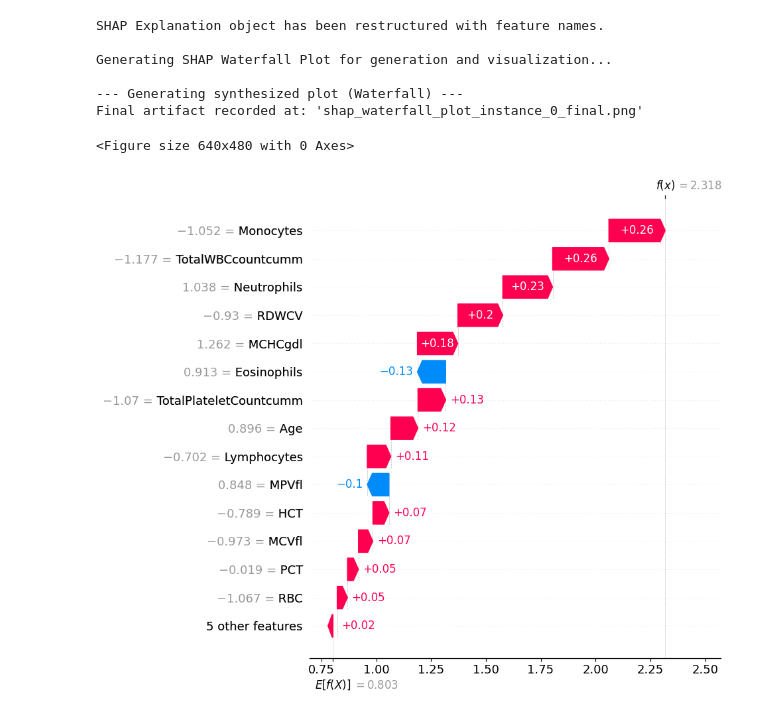
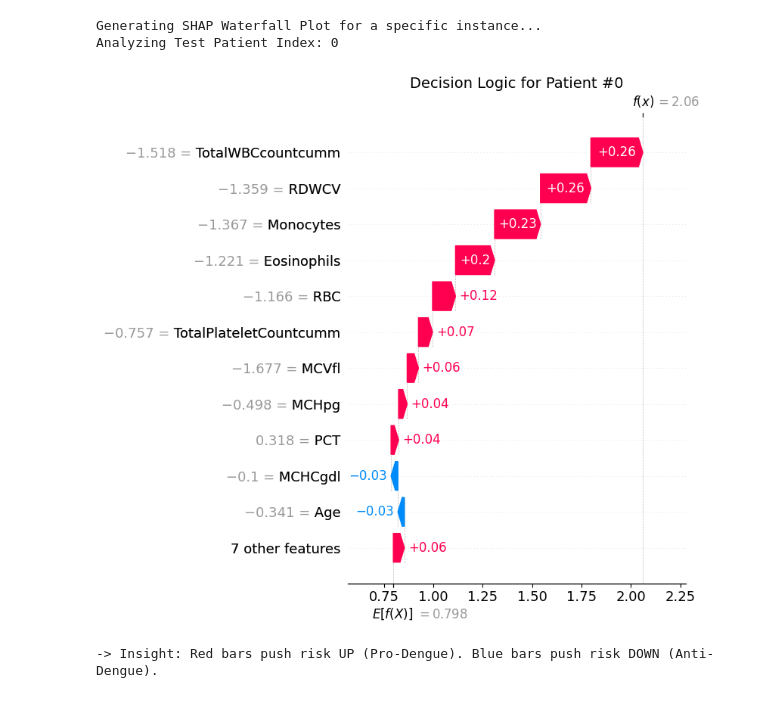
Before and after one commit to Ink-Falls/Thesis2_repo, a Jupyter notebook: notebooks/05_model_explainability_and_interpretation.ipynb, the cells around one changed output. Saved outputs shown, nothing was run; the diff lists cells and outputs as text; code cells hidden in the pictures.

```diff
--- a/notebooks/05_model_explainability_and_interpretation.ipynb
+++ b/notebooks/05_model_explainability_and_interpretation.ipynb
@@ -135,47 +142,34 @@ SHAP Summary Plot (Global Feature Importance):
 # %%
-import matplotlib.pyplot as plt
+# --- LOCAL INTERPRETABILITY (Waterfall) ---
+print("\nGenerating SHAP Waterfall Plot for a specific instance...")
 
-X_test_transformed_df = pd.DataFrame(X_test_transformed, columns=feature_names)
-
-shap_explanation_object_named = shap.Explanation(
+# We need a proper Explanation object with feature names attached
+# This fixes the display issue where features show as "Feature 0, Feature 1"
+shap_explanation = shap.Explanation(
     values=shap_values.values,
     base_values=shap_values.base_values,
-    data=X_test_transformed_df,  # Pass the DataFrame with names
+    data=X_test_transformed,
     feature_names=feature_names,
 )
-print("SHAP Explanation object has been restructured with feature names.")
 
-print("\nGenerating SHAP Waterfall Plot for generation and visualization...")
-instance_index = 0
-threshold = 0.05
+# Pick an interesting instance (e.g., a Positive Case)
+# Let's find an index where the ground truth was Positive (1)
+positive_indices = np.where(y_test.values == 1)[0]
+target_idx = positive_indices[0]  # Pick the first positive patient
 
-print("\n--- Generating synthesized plot (Waterfall) ---")
+print(f"Analyzing Test Patient Index: {target_idx}")
 
-# Step 1: Define the canvas (optional, but good for sizing)
-plt.figure(figsize=(10, 8))  # Adjusted for a vertical layout
+plt.figure(figsize=(10, 8))
+shap.waterfall_plot(shap_explanation[target_idx], max_display=12, show=False)
+plt.title(f"Decision Logic for Patient #{target_idx}", fontsize=14)
+plt.tight_layout()
+plt.show()
 
-# Step 2: Generate the waterfall plot
-# This plot is ideal for showing single-instance explanations without text overlap.
-shap.waterfall_plot(
-    shap_explanation_object_named[instance_index],
-    max_display=15,  # Shows the top 15 most impactful features
-    show=False,
+print(
+    "-> Insight: Red bars push risk UP (Pro-Dengue). Blue bars push risk DOWN (Anti-Dengue)."
 )
-
-# Step 3: Record
-output_filename = f"shap_waterfall_plot_instance_{instance_index}_final.png"
-plt.savefig(output_filename, format="png", dpi=300, bbox_inches="tight")
-print(f"Final artifact recorded at: '{output_filename}'")
-
-# Step 4: Visualize and Reset
-plt.show()
-plt.clf()
 # %% [output]
-SHAP Explanation object has been restructured with feature names.
-
-Generating SHAP Waterfall Plot for generation and visualization...
-
---- Generating synthesized plot (Waterfall) ---
-Final artifact recorded at: 'shap_waterfall_plot_instance_0_final.png'
+Generating SHAP Waterfall Plot for a specific instance...
+Analyzing Test Patient Index: 0
+[figure, new version]
-<Figure size 640x480 with 0 Axes>
+-> Insight: Red bars push risk UP (Pro-Dengue). Blue bars push risk DOWN (Anti-Dengue).
-[figure, old version]
```
Also changed, not shown: parts of 4 cells of this notebook, 6 other files.
